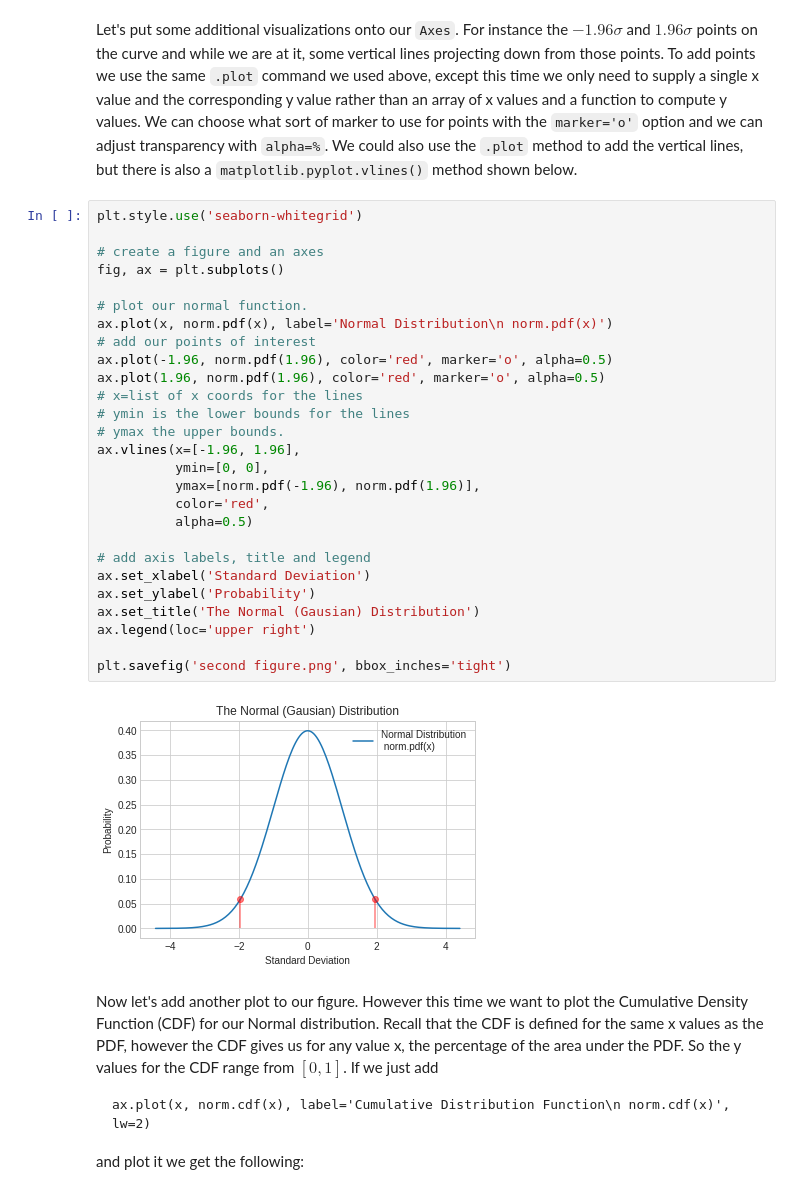
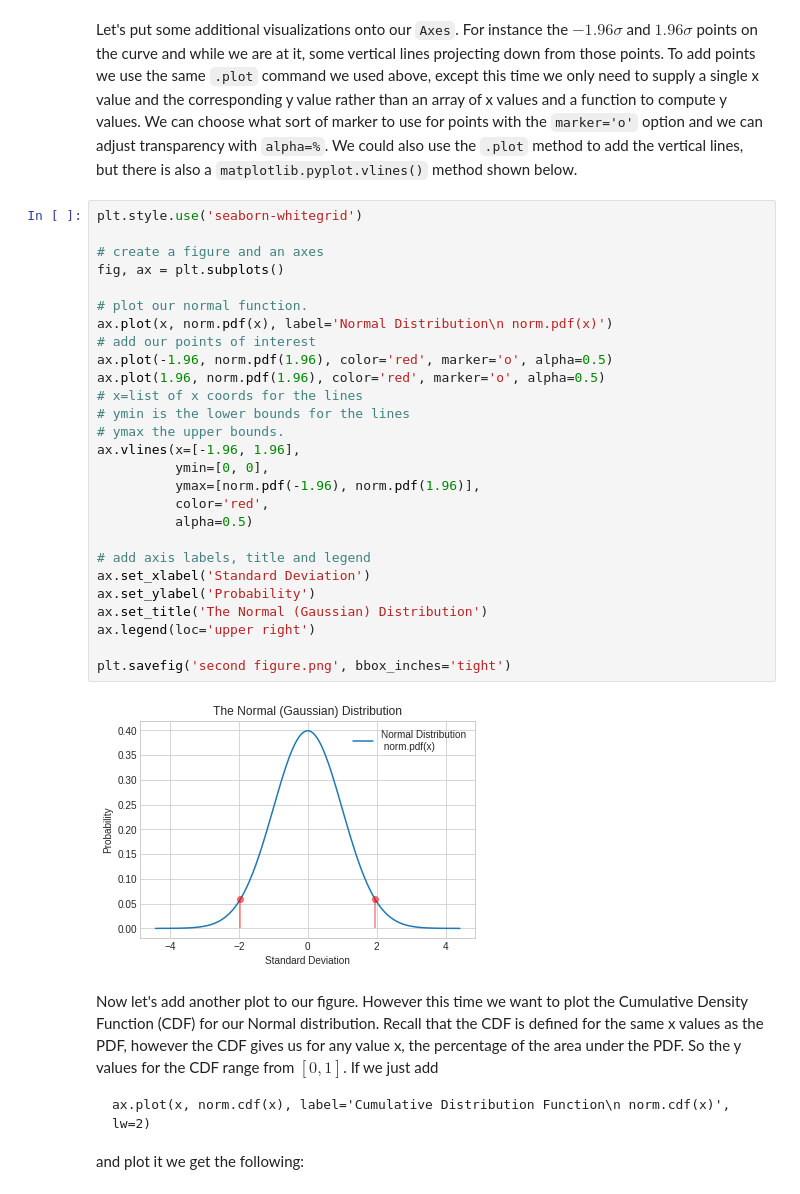
Before and after one commit to grtyvr/mathplotlib_using_normal_dist, a Jupyter notebook: MatPlotLib_2.ipynb, the cells around one changed output. Saved outputs shown, nothing was run; the diff lists cells and outputs as text.

```diff
--- a/MatPlotLib_2.ipynb
+++ b/MatPlotLib_2.ipynb
@@ -93,32 +95,32 @@ Let's put some additional visualizations onto our `Axes`. For instance the $−1
 # %%
 plt.style.use('seaborn-whitegrid')
 
 # create a figure and an axes
 fig, ax = plt.subplots()
 
 # plot our normal function.
 ax.plot(x, norm.pdf(x), label='Normal Distribution\n norm.pdf(x)')
 # add our points of interest
 ax.plot(-1.96, norm.pdf(1.96), color='red', marker='o', alpha=0.5)
 ax.plot(1.96, norm.pdf(1.96), color='red', marker='o', alpha=0.5)
 # x=list of x coords for the lines
 # ymin is the lower bounds for the lines
 # ymax the upper bounds.
 ax.vlines(x=[-1.96, 1.96],
           ymin=[0, 0],
           ymax=[norm.pdf(-1.96), norm.pdf(1.96)],
           color='red',
           alpha=0.5)
 
 # add axis labels, title and legend
 ax.set_xlabel('Standard Deviation')
 ax.set_ylabel('Probability')
-ax.set_title('The Normal (Gausian) Distribution')
+ax.set_title('The Normal (Gaussian) Distribution')
 ax.legend(loc='upper right')
 
 plt.savefig('second figure.png', bbox_inches='tight')
 # %% [output]
-[figure, old version]
+[figure, new version]
 # %% [markdown]
 Now let's add another plot to our figure.  However this time we want to plot the Cumulative Density Function (CDF) for our Normal distribution.  Recall that the CDF is defined for the same x values as the PDF, however the CDF gives us for any value x, the percentage of the area under the PDF.  So the y values for the CDF range from $[0,1]$.  If we just add
 
```
Also changed, not shown: parts of 12 cells of this notebook, 12 other files.
